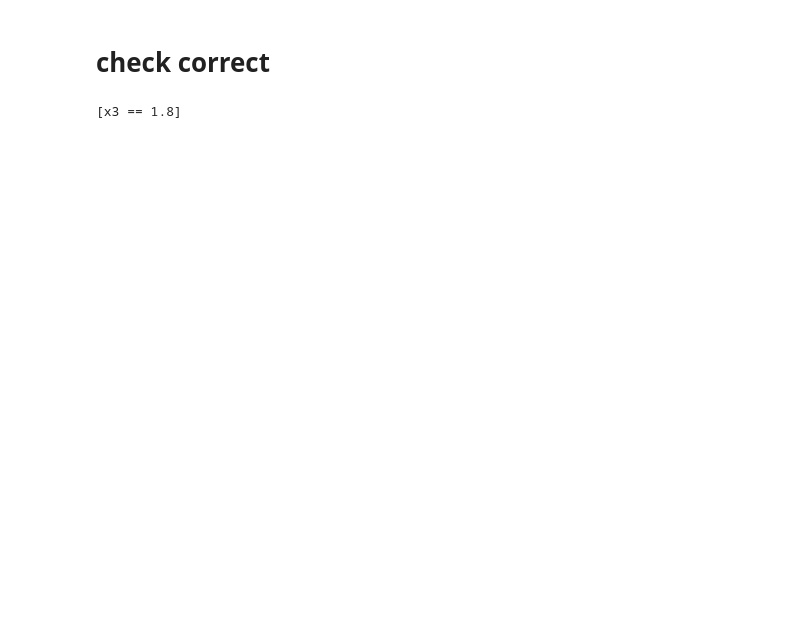
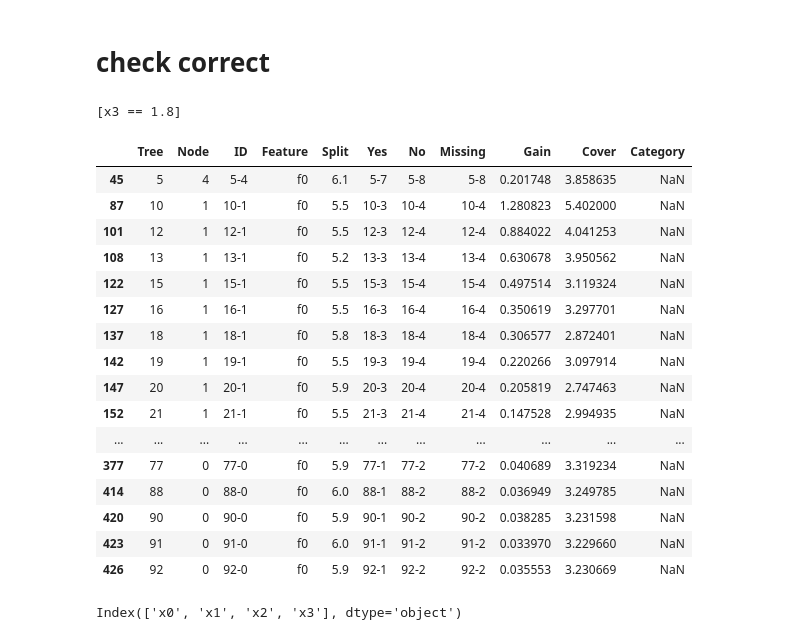
Before and after one commit to dabzr/LogicExplainML, a Jupyter notebook: testing/notebooks/expanding delta/xgb_range_per_feature.ipynb, the cells around one changed output. Drawn from its saved outputs; the diff is of its cells as text; code cells hidden in the pictures; blank space fills up the shorter version.

```diff
--- a/testing/notebooks/expanding delta/xgb_range_per_feature.ipynb
+++ b/testing/notebooks/expanding delta/xgb_range_per_feature.ipynb
@@ -663,0 +689,28 @@ fazer_predicoes(xgbc, X, lista_results)
+# %%
+xgb_noname = XGBClassifier()
+xgb_noname.fit(X_train.values, y_train)
+
+tree_df = xgb_noname.get_booster().trees_to_dataframe()
+tree_df[tree_df["Feature"] == "f0"]
+# %% [output]
+|  | Tree | Node | ID | Feature | Split | Yes | No | Missing | Gain | Cover | Category |
+| 45 | 5 | 4 | 5-4 | f0 | 6.1 | 5-7 | 5-8 | 5-8 | 0.201748 | 3.858635 | NaN |
+| 87 | 10 | 1 | 10-1 | f0 | 5.5 | 10-3 | 10-4 | 10-4 | 1.280823 | 5.402000 | NaN |
+| 101 | 12 | 1 | 12-1 | f0 | 5.5 | 12-3 | 12-4 | 12-4 | 0.884022 | 4.041253 | NaN |
+| 108 | 13 | 1 | 13-1 | f0 | 5.2 | 13-3 | 13-4 | 13-4 | 0.630678 | 3.950562 | NaN |
+| 122 | 15 | 1 | 15-1 | f0 | 5.5 | 15-3 | 15-4 | 15-4 | 0.497514 | 3.119324 | NaN |
+| 127 | 16 | 1 | 16-1 | f0 | 5.5 | 16-3 | 16-4 | 16-4 | 0.350619 | 3.297701 | NaN |
+| 137 | 18 | 1 | 18-1 | f0 | 5.8 | 18-3 | 18-4 | 18-4 | 0.306577 | 2.872401 | NaN |
+| 142 | 19 | 1 | 19-1 | f0 | 5.5 | 19-3 | 19-4 | 19-4 | 0.220266 | 3.097914 | NaN |
+| 147 | 20 | 1 | 20-1 | f0 | 5.9 | 20-3 | 20-4 | 20-4 | 0.205819 | 2.747463 | NaN |
+| 152 | 21 | 1 | 21-1 | f0 | 5.5 | 21-3 | 21-4 | 21-4 | 0.147528 | 2.994935 | NaN |
+| ... | ... | ... | ... | ... | ... | ... | ... | ... | ... | ... | ... |
+| 377 | 77 | 0 | 77-0 | f0 | 5.9 | 77-1 | 77-2 | 77-2 | 0.040689 | 3.319234 | NaN |
+| 414 | 88 | 0 | 88-0 | f0 | 6.0 | 88-1 | 88-2 | 88-2 | 0.036949 | 3.249785 | NaN |
+| 420 | 90 | 0 | 90-0 | f0 | 5.9 | 90-1 | 90-2 | 90-2 | 0.038285 | 3.231598 | NaN |
+| 423 | 91 | 0 | 91-0 | f0 | 6.0 | 91-1 | 91-2 | 91-2 | 0.033970 | 3.229660 | NaN |
+| 426 | 92 | 0 | 92-0 | f0 | 5.9 | 92-1 | 92-2 | 92-2 | 0.035553 | 3.230669 | NaN |
+# %%
+X_train.columns
+# %% [output]
+Index(['x0', 'x1', 'x2', 'x3'], dtype='object')
```
Also changed, not shown: parts of 13 cells of this notebook, 1 other file.
